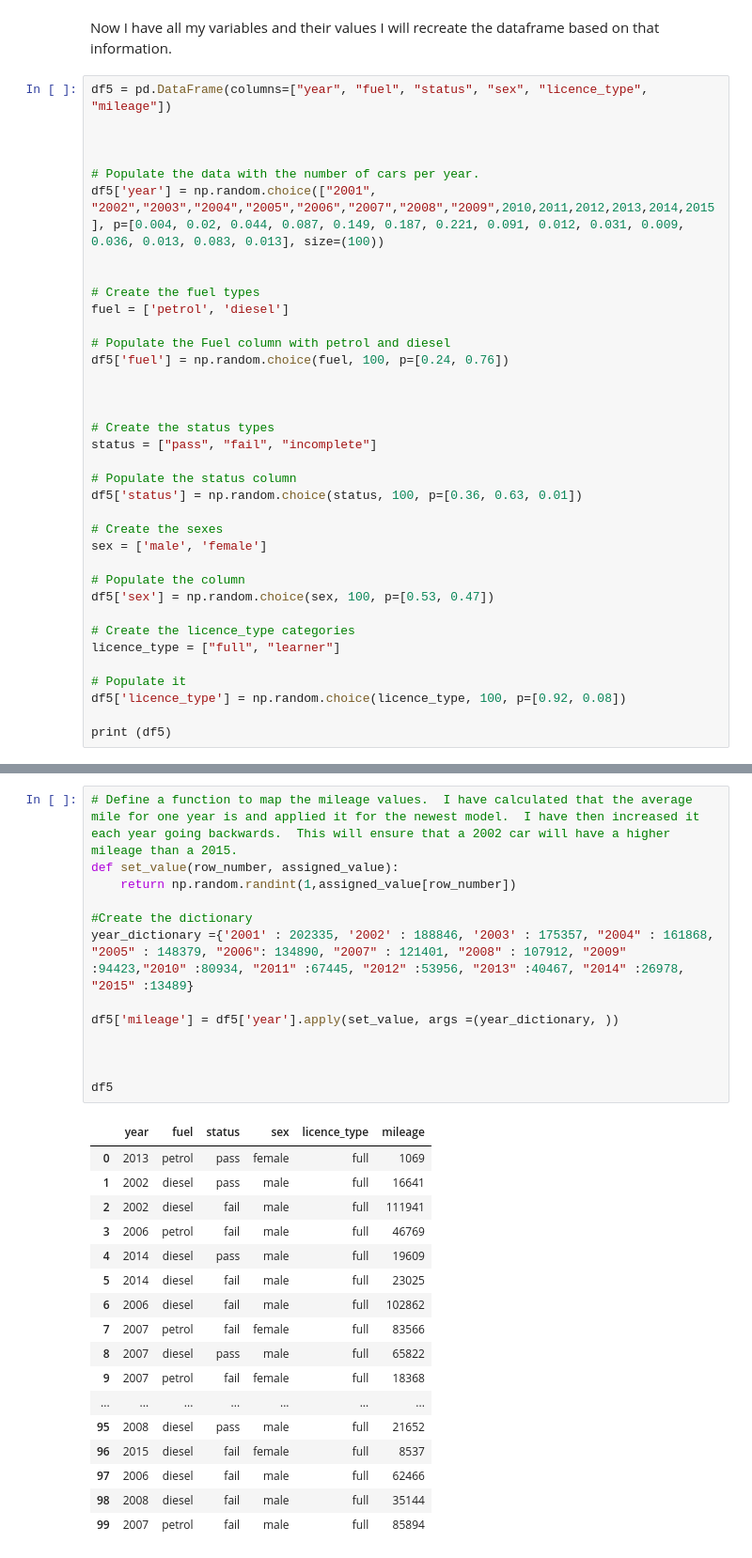
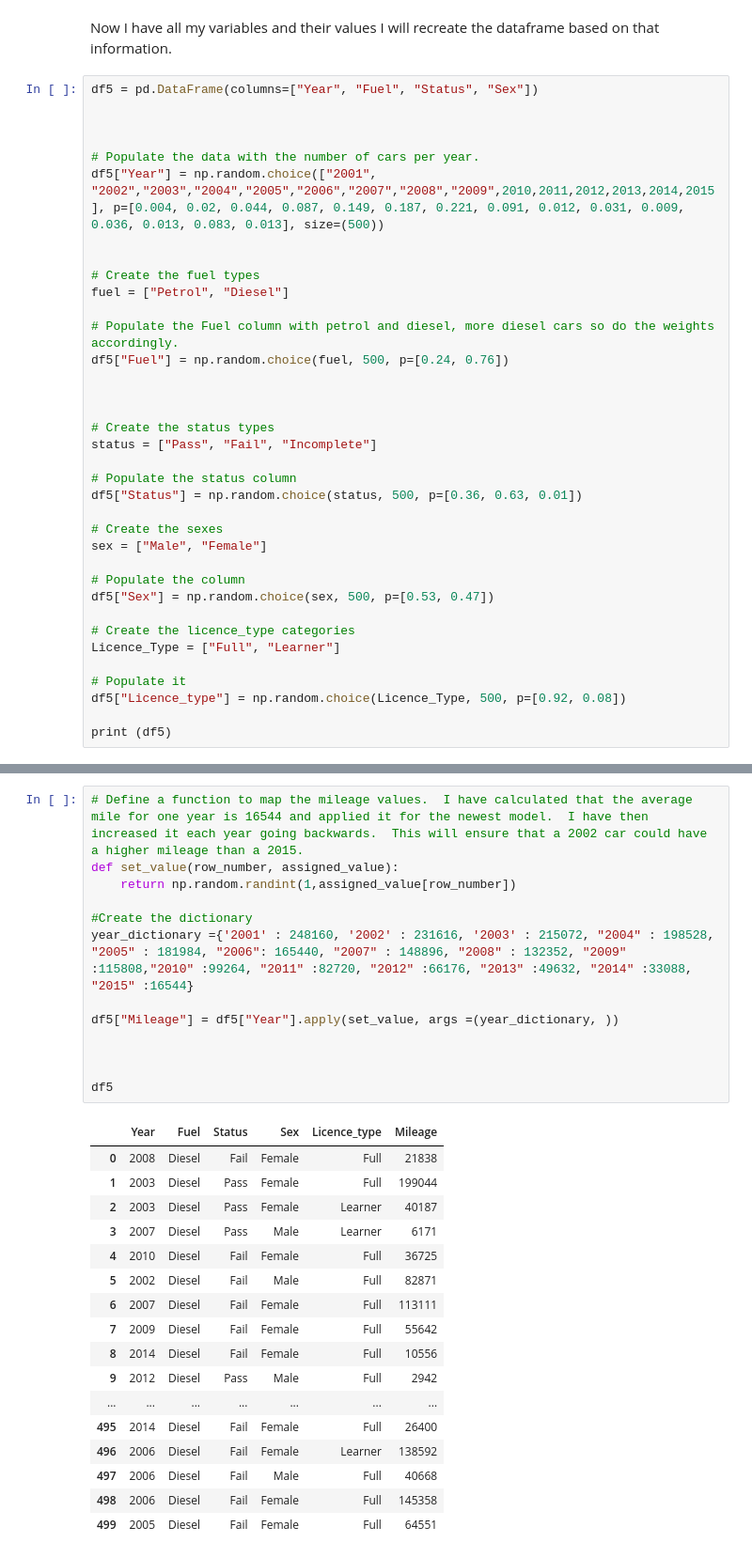
Before and after one commit to bexiturley/Programming-for-Data-Analysis-Project-2019, a Jupyter notebook: begin again.ipynb, the cells around one changed output, grey strips where cells are left out. Shown at 94% size. Drawn from its saved outputs; the diff is of its cells as text.

```diff
--- a/begin again.ipynb
+++ b/begin again.ipynb
@@ -399,39 +399,39 @@ print (df6)
 # %% [markdown]
 Now I have all my variables and their values I will recreate the dataframe based on that information.
 # %%
-df5 = pd.DataFrame(columns=["year", "fuel", "status", "sex", "licence_type", "mileage"])
+df5 = pd.DataFrame(columns=["Year", "Fuel", "Status", "Sex"])
 
 
 
 # Populate the data with the number of cars per year.
-df5['year'] = np.random.choice(["2001", "2002","2003","2004","2005","2006","2007","2008","2009",2010,2011,2012,2013,2014,2015], p=[0.004, 0.02, 0.044, 0.087, 0.149, 0.187, 0.221, 0.091, 0.012, 0.031, 0.009, 0.036, 0.013, 0.083, 0.013], size=(100))
+df5["Year"] = np.random.choice(["2001", "2002","2003","2004","2005","2006","2007","2008","2009",2010,2011,2012,2013,2014,2015], p=[0.004, 0.02, 0.044, 0.087, 0.149, 0.187, 0.221, 0.091, 0.012, 0.031, 0.009, 0.036, 0.013, 0.083, 0.013], size=(500))
 
 
 # Create the fuel types
-fuel = ['petrol', 'diesel']
+fuel = ["Petrol", "Diesel"]
 
-# Populate the Fuel column with petrol and diesel
-df5['fuel'] = np.random.choice(fuel, 100, p=[0.24, 0.76])
+# Populate the Fuel column with petrol and diesel, more diesel cars so do the weights accordingly.
+df5["Fuel"] = np.random.choice(fuel, 500, p=[0.24, 0.76])
 
 
 
 # Create the status types
-status = ["pass", "fail", "incomplete"]
+status = ["Pass", "Fail", "Incomplete"]
 
 # Populate the status column
-df5['status'] = np.random.choice(status, 100, p=[0.36, 0.63, 0.01])
+df5["Status"] = np.random.choice(status, 500, p=[0.36, 0.63, 0.01])
 
 # Create the sexes
-sex = ['male', 'female']
+sex = ["Male", "Female"]
 
 # Populate the column
-df5['sex'] = np.random.choice(sex, 100, p=[0.53, 0.47])
+df5["Sex"] = np.random.choice(sex, 500, p=[0.53, 0.47])
 
 # Create the licence_type categories
-licence_type = ["full", "learner"]
+Licence_Type = ["Full", "Learner"]
 
 # Populate it
-df5['licence_type'] = np.random.choice(licence_type, 100, p=[0.92, 0.08])
+df5["Licence_type"] = np.random.choice(Licence_Type, 500, p=[0.92, 0.08])
 
 print (df5)
 # %% [output]
@@ -455,31 +455,31 @@ print (df5)
 # %%
-# Define a function to map the mileage values.  I have calculated that the average mile for one year is and applied it for the newest model.  I have then increased it each year going backwards.  This will ensure that a 2002 car will have a higher mileage than a 2015.
+# Define a function to map the mileage values.  I have calculated that the average mile for one year is 16544 and applied it for the newest model.  I have then increased it each year going backwards.  This will ensure that a 2002 car could have a higher mileage than a 2015.
 def set_value(row_number, assigned_value):
     return np.random.randint(1,assigned_value[row_number])
 
 #Create the dictionary
-year_dictionary ={'2001' : 202335, '2002' : 188846, '2003' : 175357, "2004" : 161868, "2005" : 148379, "2006": 134890, "2007" : 121401, "2008" : 107912, "2009" :94423,"2010" :80934, "2011" :67445, "2012" :53956, "2013" :40467, "2014" :26978, "2015" :13489}
+year_dictionary ={'2001' : 248160, '2002' : 231616, '2003' : 215072, "2004" : 198528, "2005" : 181984, "2006": 165440, "2007" : 148896, "2008" : 132352, "2009" :115808,"2010" :99264, "2011" :82720, "2012" :66176, "2013" :49632, "2014" :33088, "2015" :16544}
 
-df5['mileage'] = df5['year'].apply(set_value, args =(year_dictionary, ))
+df5["Mileage"] = df5["Year"].apply(set_value, args =(year_dictionary, ))
 
 
 
 df5
 # %% [output]
-|  | year | fuel | status | sex | licence_type | mileage |
-| 0 | 2013 | petrol | pass | female | full | 1069 |
-| 1 | 2002 | diesel | pass | male | full | 16641 |
-| 2 | 2002 | diesel | fail | male | full | 111941 |
-| 3 | 2006 | petrol | fail | male | full | 46769 |
-| 4 | 2014 | diesel | pass | male | full | 19609 |
-| 5 | 2014 | diesel | fail | male | full | 23025 |
-| 6 | 2006 | diesel | fail | male | full | 102862 |
-| 7 | 2007 | petrol | fail | female | full | 83566 |
-| 8 | 2007 | diesel | pass | male | full | 65822 |
-| 9 | 2007 | petrol | fail | female | full | 18368 |
+|  | Year | Fuel | Status | Sex | Licence_type | Mileage |
+| 0 | 2008 | Diesel | Fail | Female | Full | 21838 |
+| 1 | 2003 | Diesel | Pass | Female | Full | 199044 |
+| 2 | 2003 | Diesel | Pass | Female | Learner | 40187 |
+| 3 | 2007 | Diesel | Pass | Male | Learner | 6171 |
+| 4 | 2010 | Diesel | Fail | Female | Full | 36725 |
+| 5 | 2002 | Diesel | Fail | Male | Full | 82871 |
+| 6 | 2007 | Diesel | Fail | Female | Full | 113111 |
+| 7 | 2009 | Diesel | Fail | Female | Full | 55642 |
+| 8 | 2014 | Diesel | Fail | Female | Full | 10556 |
+| 9 | 2012 | Diesel | Pass | Male | Full | 2942 |
 | ... | ... | ... | ... | ... | ... | ... |
-| 95 | 2008 | diesel | pass | male | full | 21652 |
-| 96 | 2015 | diesel | fail | female | full | 8537 |
-| 97 | 2006 | diesel | fail | male | full | 62466 |
-| 98 | 2008 | diesel | fail | male | full | 35144 |
-| 99 | 2007 | petrol | fail | male | full | 85894 |
+| 495 | 2014 | Diesel | Fail | Female | Full | 26400 |
+| 496 | 2006 | Diesel | Fail | Female | Learner | 138592 |
+| 497 | 2006 | Diesel | Fail | Male | Full | 40668 |
+| 498 | 2006 | Diesel | Fail | Female | Full | 145358 |
+| 499 | 2005 | Diesel | Fail | Female | Full | 64551 |
```
Also changed, not shown: parts of 14 cells of this notebook, 1 other file.
